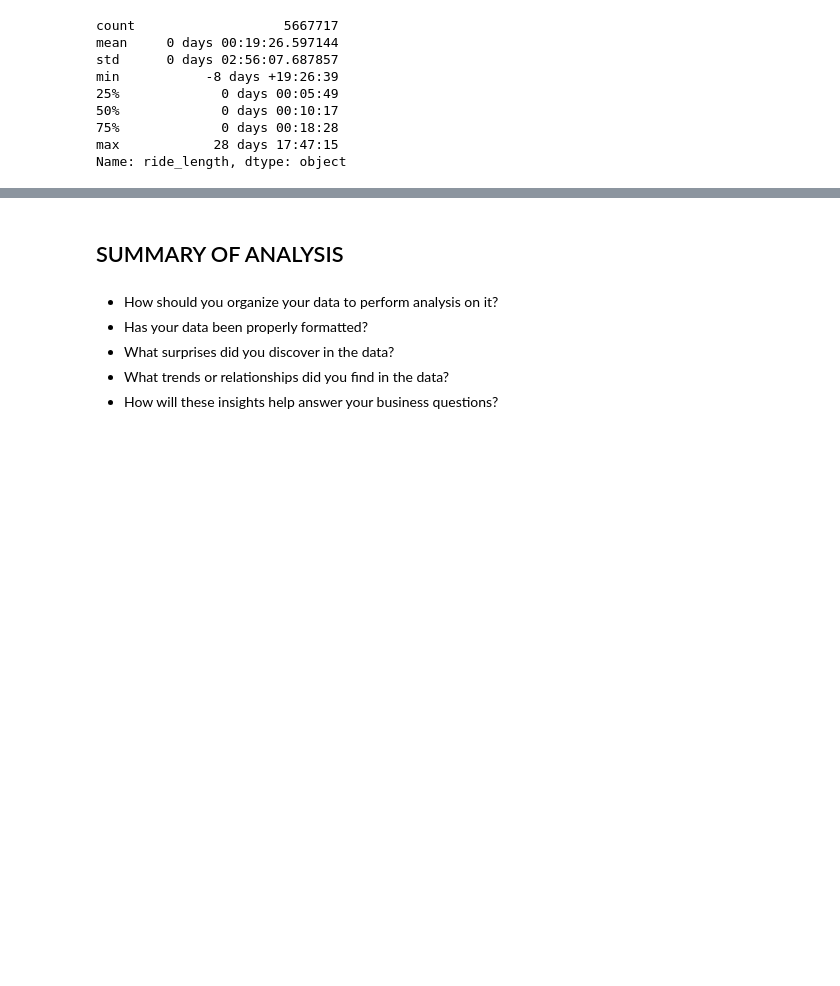
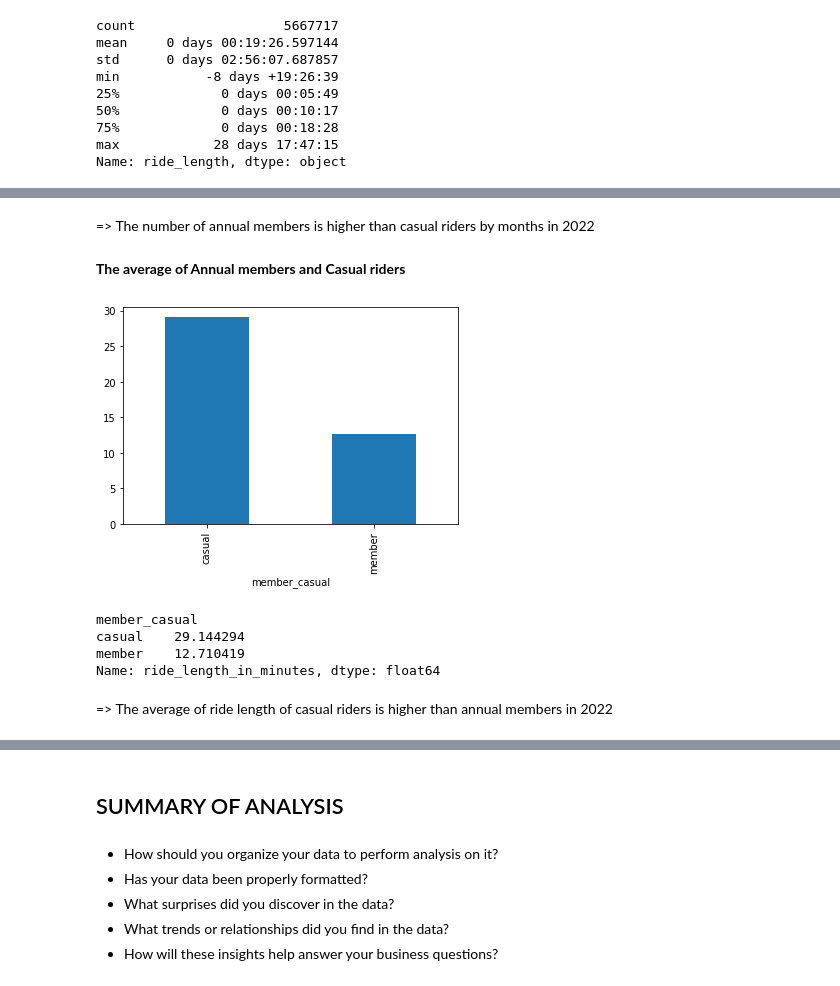
Before and after one commit to vynguyen293/Cyclistic-Bike-Share-Analysis, a Jupyter notebook: Cyclistic-Bike-Share-Analysis.ipynb, the cells around one changed output, grey strips where cells are left out. Saved outputs shown, nothing was run; the diff lists cells and outputs as text; code cells hidden in the pictures; blank space fills up the shorter version.

```diff
--- a/Cyclistic-Bike-Share-Analysis.ipynb
+++ b/Cyclistic-Bike-Share-Analysis.ipynb
@@ -280,0 +228,18 @@ df_pivot_2
+# %% [markdown]
+=> The number of annual members is higher than casual riders by months in 2022
+# %% [markdown]
+**The average of Annual members and Casual riders**
+# %%
+df_2 = df.groupby(['member_casual']).ride_length_in_minutes.mean()
+df_2.plot.bar();
+# %% [output]
+[figure, added]
+# %%
+df_2
+# %% [output]
+member_casual
+casual    29.144294
+member    12.710419
+Name: ride_length_in_minutes, dtype: float64
+# %% [markdown]
+=> The average of ride length of casual riders is higher than annual members in 2022
```
Also changed, not shown: parts of 49 cells of this notebook.
